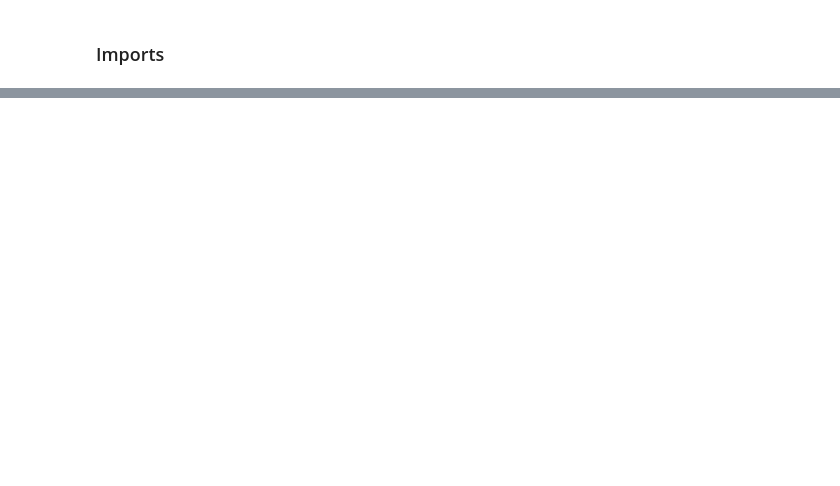
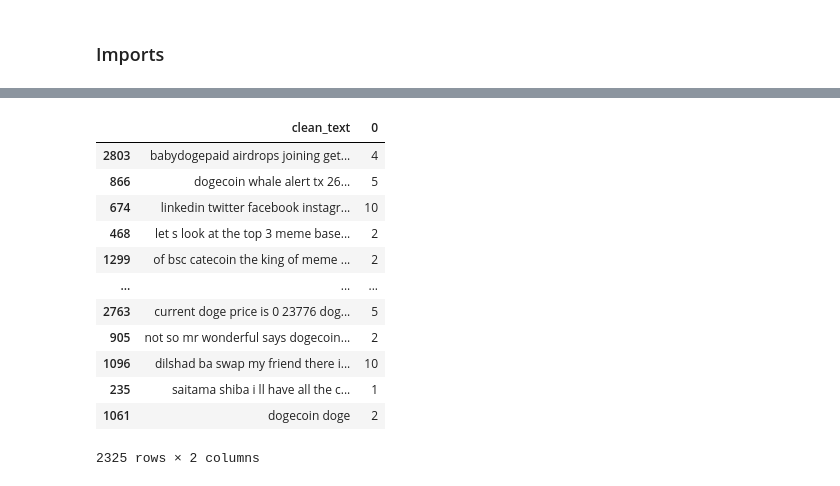
Before and after one commit to ewjohn127/dsc_project4, a Jupyter notebook: final_notebook.ipynb, the cells around one changed output, grey strips where cells are left out. Cells and saved outputs as stored; diff of their text form; code cells hidden in the pictures; blank space fills up the shorter version.

Commit message:
Added positive wordcount feature

```diff
--- a/final_notebook.ipynb
+++ b/final_notebook.ipynb
@@ -262,0 +211,4 @@ ValueError: 'c' argument has 623 elements, which is inconsistent with 'x' and 'y
+# %%
+positives, pos_vec = get_top_n_gram(df_pos['clean_text'], (1,1), 100)
+positives = [X[0] for X in positives]
+print(positives)
@@ -262,0 +217,29 @@ ValueError: 'c' argument has 623 elements, which is inconsistent with 'x' and 'y
+# %%
+from nltk import sent_tokenize
+from nltk import word_tokenize
+
+def extract_features(text, top_100):
+    sia = SentimentIntensityAnalyzer()
+    features = dict()
+    wordcount = 0
+    compound_scores = list()
+    positive_scores = list()
+
+    for sentence in sent_tokenize(text):
+        for word in word_tokenize(sentence):
+            if word.lower() in top_100:
+                wordcount += 1
+        compound_scores.append(sia.polarity_scores(sentence)["compound"])
+        positive_scores.append(sia.polarity_scores(sentence)["pos"])
+
+    # Adding 1 to the final compound score to always have positive numbers
+    # since some classifiers you'll use later don't work with negative numbers.
+    features["mean_compound"] = np.mean(compound_scores) + 1
+    features["mean_positive"] = np.mean(positive_scores)
+    features["wordcount"] = wordcount
+
+    return features['wordcount']
+
+features = [
+    (extract_features(review, positives))
+    for review in df['clean_text']]
@@ -262,0 +248,3 @@ ValueError: 'c' argument has 623 elements, which is inconsistent with 'x' and 'y
+# %%
+df_feat = pd.concat([df['clean_text'], pd.DataFrame(features)], axis=1)
+df_feat['clean_text'].head(50)
@@ -262,0 +269,19 @@ ValueError: 'c' argument has 623 elements, which is inconsistent with 'x' and 'y
+# %%
+# Train-test split
+X_train,X_test,y_train,y_test = train_test_split(df_feat, df_probs['sentiment'],random_state=1)
+# top_list,vec = get_top_n_gram(X_train['text'], (2,3),500)
+X_train
+# %% [output]
+|  | clean_text | 0 |
+| 2803 | babydogepaid airdrops joining get... | 4 |
+| 866 | dogecoin whale alert tx 26... | 5 |
+| 674 | linkedin twitter facebook instagr... | 10 |
+| 468 | let s look at the top 3 meme base... | 2 |
+| 1299 | of bsc catecoin the king of meme ... | 2 |
+| ... | ... | ... |
+| 2763 | current doge price is 0 23776 dog... | 5 |
+| 905 | not so mr wonderful says dogecoin... | 2 |
+| 1096 | dilshad ba swap my friend there i... | 10 |
+| 235 | saitama shiba i ll have all the c... | 1 |
+| 1061 | dogecoin doge | 2 |
+2325 rows × 2 columns
```
Also changed, not shown: parts of 41 cells of this notebook.
